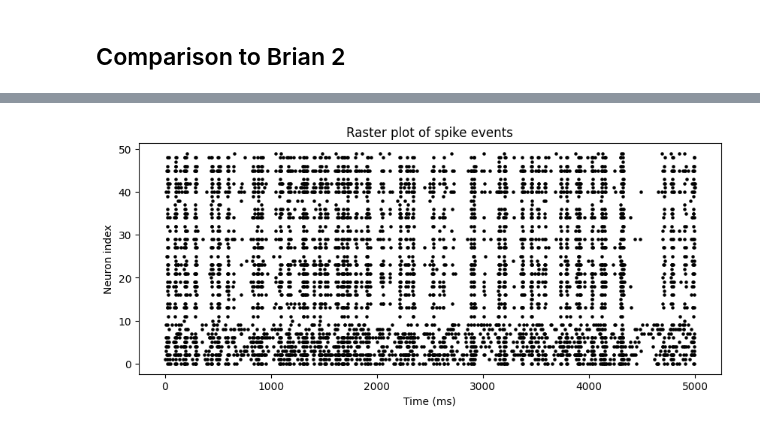
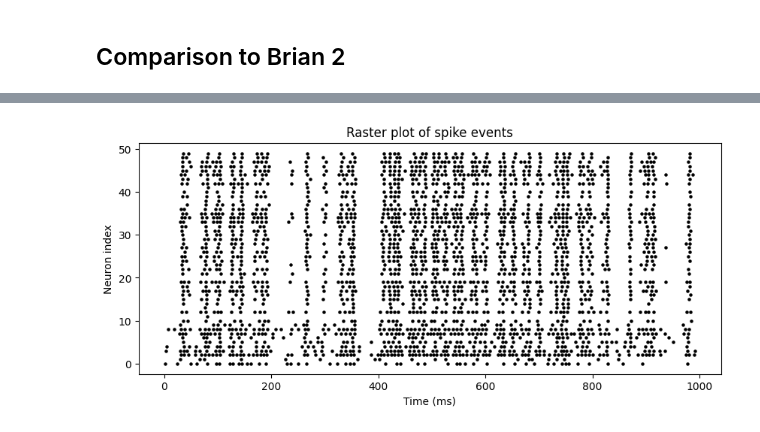
Before and after one commit to Eric-OG/snnblaze, a Jupyter notebook: examples/simple_network.ipynb, the cells around one changed output, grey strips where cells are left out. Drawn from its saved outputs; the diff is of its cells as text; code cells hidden in the pictures.

```diff
--- a/examples/simple_network.ipynb
+++ b/examples/simple_network.ipynb
@@ -4,9 +8,9 @@ import numpy as np
 # %%
-tau_m = 10.0       # membrane time constant
+tau_m = 20e-3       # membrane time constant
 v_rest = -70       # resting potential
 v_reset = -70      # reset potential after spike
 v_thresh = -50     # threshold
-refractory = 0.005   # refractory period
+refractory = 5e-3   # refractory period
 
 neuron = pb.LIFNeuron(tau_m=tau_m, v_rest=v_rest, v_reset=v_reset, v_thresh=v_thresh, refractory=refractory)
 # %% [markdown]
@@ -120,3 +141,5 @@ for pre in range(num_neurons):
+# %%
+state_monitor = pb.StateMonitor(1e-3)
 # %%
 # Initialize network and monitor
 nn = pb.NeuralNetwork()
@@ -181,80 +216,54 @@ from brian2 import *
 # ==============================
 # Parameters
 # ==============================
-num_neurons = 50
-connection_prob = 0.1
-
-weight_range_exc = (5, 10)      # Excitatory weights (mV)
-weight_range_inh = (-30, -5)    # Inhibitory weights (mV)
-delay_range = (1*ms, 2*ms)      # Transmission delays
-inhibitory_ratio = 0.2
-num_inhibitory = int(num_neurons * inhibitory_ratio)
-
 # LIF neuron parameters
-tau_m = 20*ms
+tau_m = 10*ms
 v_rest = -70*mV
 v_reset = -70*mV
 v_thresh = -50*mV
-refractory_period = 2*ms
+refractory_period = 5*ms
 
-# Poisson input parameters
-spike_rate = 20*Hz
-input_neurons = 10
-t_end = 5*second
-
-# ==============================
-# Model definition
-# ==============================
 eqs = '''
 dv/dt = (v_rest - v) / tau_m : volt (unless refractory)
 '''
-
 G = NeuronGroup(num_neurons, eqs, threshold='v>v_thresh',
                 reset='v=v_reset', refractory=refractory_period,
                 method='exact')
 G.v = v_rest
 
-# ==============================
-# Synapses with Erdős–Rényi connectivity
-# ==============================
 S = Synapses(G, G, 'w : volt', on_pre='v_post += w')
 
-# Build connectivity
-for pre in range(num_neurons):
-    for post in range(num_neurons):
-        if pre != post and np.random.random() < connection_prob:
-            if pre >= num_neurons - num_inhibitory:  # inhibitory
-                w = np.random.uniform(*weight_range_inh) * mV
-            else:  # excitatory
-                w = np.random.uniform(*weight_range_exc) * mV
-            d = np.random.uniform(delay_range[0]/second, delay_range[1]/second) * second
-            S.connect(i=pre, j=post)
-            S.w[pre, post] = w
-            S.delay[pre, post] = d
+for pre, post, weight, delay in graph:
+    S.connect(i=pre, j=post)
+    S.w[pre, post] = weight*mV
+    S.delay[pre, post] = delay*second
 
-# ==============================
-# External Poisson input
-# ==============================
-P = PoissonGroup(input_neurons, rates=spike_rate)
+# Convert spike_storage → arrays
+indices = np.array([neuron_id for _, neuron_id, _ in spike_storage])
+times = np.array([t for t, _, _ in spike_storage]) * second
 
-# Connect external inputs to first input_neurons in G
-SP = Synapses(P, G, on_pre='v_post += 100*mV')  # input strength
+# Align times to simulation clock resolution
+dt = defaultclock.dt
+times = np.round(times / dt) * dt
+
+# Remove duplicates (neuron, time) that would cause errors
+pairs = set()
+clean_indices, clean_times = [], []
+for idx, t in zip(indices, times):
+    if (idx, float(t)) not in pairs:
+        pairs.add((idx, float(t)))
+        clean_indices.append(idx)
+        clean_times.append(t)
+
+P = SpikeGeneratorGroup(input_neurons, indices=clean_indices, times=clean_times)
+SP = Synapses(P, G, on_pre='v_post += 30*mV')  # input strength
 SP.connect(i=np.arange(input_neurons), j=np.arange(input_neurons))
 
-# ==============================
-# Monitors
-# ==============================
 spikemon = SpikeMonitor(G)
-statemon = StateMonitor(G, 'v', record=0)  # record neuron 0 as example
+statemon = StateMonitor(G, 'v', record=True)  # record neuron 0 as example
 
-# ==============================
-# Run simulation
-# ==============================
-run(t_end)
+run(1*second)
 
-# ==============================
-# Results
-# ==============================
 print(f"Number of spike events: {spikemon.num_spikes}")
 
 # Raster plot
@@ -270 +278 @@ Number of spike events: 4115
-[figure, old version]
+[figure, new version]
```
Also changed, not shown: parts of 7 cells of this notebook, 9 other files.
